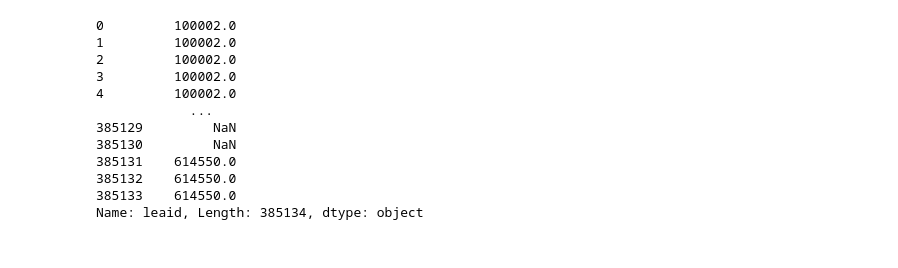
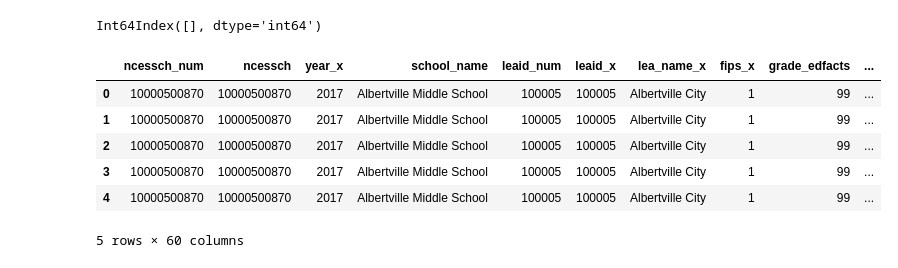
Before and after one commit to MaryamNzr/Springboard-Capstone-1, a Jupyter notebook: Education-Data-Portal.ipynb, the cells around one changed output. Saved outputs shown, nothing was run; the diff lists cells and outputs as text; code cells hidden in the pictures.

```diff
--- a/Education-Data-Portal.ipynb
+++ b/Education-Data-Portal.ipynb
@@ -19,0 +39,8 @@ crdc_directory.head()
+# %%
+from urllib.request import urlopen
+from json import loads
+url = "https://educationdata.urban.org/api/v1/schools/crdc/directory/2017/"
+response = urlopen(url)
+crdc_directory = loads(response.read())
+crdc_directory=pd.DataFrame(crdc_directory["results"])
+crdc_directory.columns
@@ -51,18 +71,31 @@ Name: leaid_crdc, Length: 385134, dtype: object
-# %%
-crdc_directory["leaid"]
-# %% [output]
-0         100002.0
-1         100002.0
-2         100002.0
-3         100002.0
-4         100002.0
-            ...
-385129         NaN
-385130         NaN
-385131    614550.0
-385132    614550.0
-385133    614550.0
-Name: leaid, Length: 385134, dtype: object
+# %%
+#droping missing values
+crdc_directory[crdc_directory["ncessch"]==''].index
+# %% [output]
+Int64Index([], dtype='int64')
+# %%
+crdc_directory = crdc_directory.drop(index=[3,   80,   81,   85,  126,  377,  523,  649,  829, 1597, 2155,
+            2356, 2753, 2846, 3191, 3192, 3193, 3194, 3195, 3236, 3460, 3461,
+            3462, 3463, 3464, 3465, 3466, 3467, 3542, 3654, 3900, 3901, 3902,
+            3903, 3904, 3905, 3906, 3907, 3908, 3909, 3910, 3911, 3912, 3913,
+            3914, 3915, 3916, 3917, 3943, 3971, 3972, 3973, 3974, 3975, 3976,
+            3977, 4312, 4394, 4647, 4731, 5338, 5470, 5471, 5557, 5845, 6178,
+            6179, 6180, 6425, 7282, 7423, 7638, 8047, 8866, 8867, 8868, 8869,
+            8870, 8871])
+# %%
+#changing the type for merging
+crdc_directory["ncessch"]=crdc_directory["ncessch"].astype(np.int64)
+# %%
+test = pd.merge(schools_assessments_2017,crdc_directory, left_on = "ncessch" , right_on= "ncessch", how="inner")
+test.head()
+# %% [output]
+|  | ncessch_num | ncessch | year_x | school_name | leaid_num | leaid_x | lea_name_x | fips_x | grade_edfacts | ... |
+| 0 | 10000500870 | 10000500870 | 2017 | Albertville Middle School | 100005 | 100005 | Albertville City | 1 | 99 | ... |
+| 1 | 10000500870 | 10000500870 | 2017 | Albertville Middle School | 100005 | 100005 | Albertville City | 1 | 99 | ... |
+| 2 | 10000500870 | 10000500870 | 2017 | Albertville Middle School | 100005 | 100005 | Albertville City | 1 | 99 | ... |
+| 3 | 10000500870 | 10000500870 | 2017 | Albertville Middle School | 100005 | 100005 | Albertville City | 1 | 99 | ... |
+| 4 | 10000500870 | 10000500870 | 2017 | Albertville Middle School | 100005 | 100005 | Albertville City | 1 | 99 | ... |
+5 rows × 60 columns
 # %%
 from urllib.request import urlopen
 from json import loads
```
Also changed, not shown: parts of 58 cells of this notebook.
